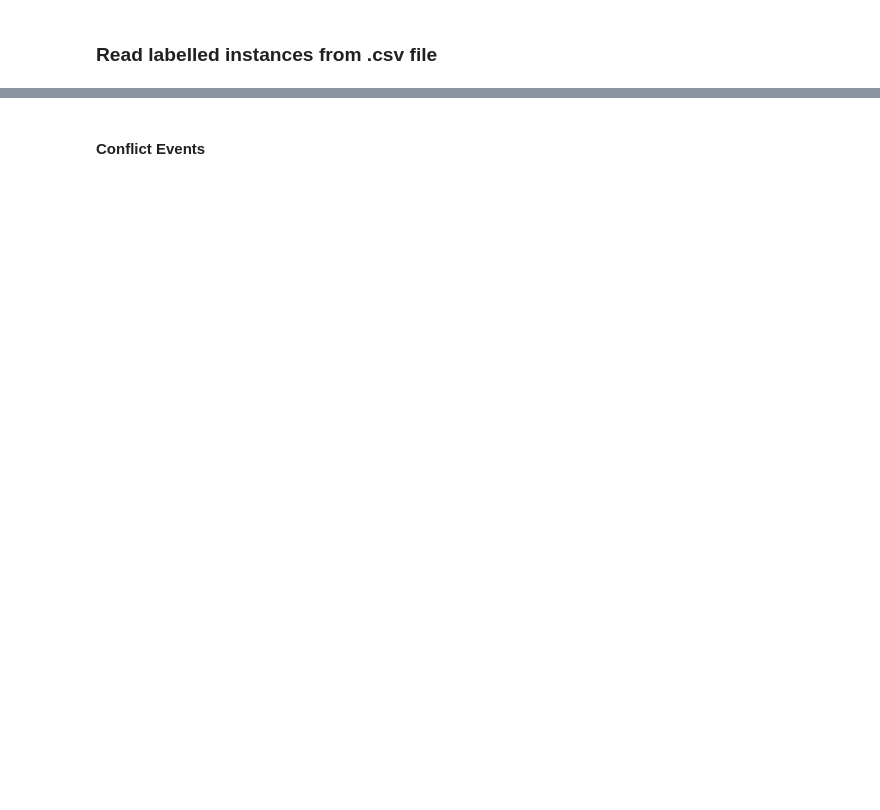
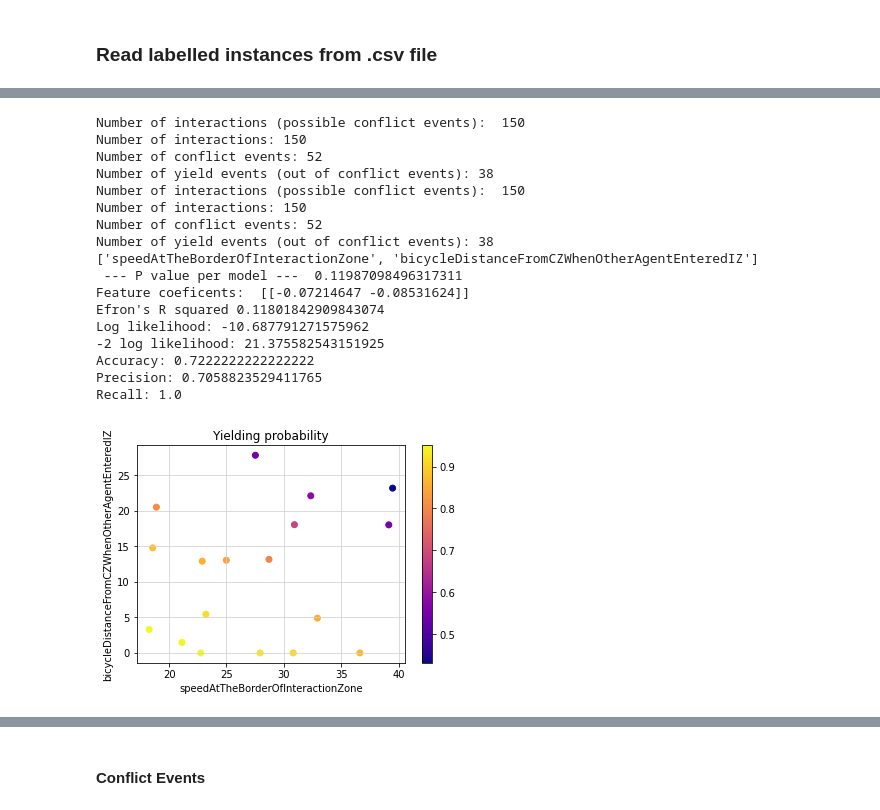
Before and after one commit to lauraliism/traffic-and-crosswalk-agents-interaction, a Jupyter notebook: Interaction_analysis.ipynb, the cells around one changed output, grey strips where cells are left out. Drawn from its saved outputs; the diff is of its cells as text; code cells hidden in the pictures; blank space fills up the shorter version.

```diff
--- a/Interaction_analysis.ipynb
+++ b/Interaction_analysis.ipynb
@@ -345,0 +1435,23 @@ def getNumberOfNonConflictEvent():
+# %%
+features = ['speedAtTheBorderOfInteractionZone','bicycleDistanceFromCZWhenOtherAgentEnteredIZ']
+plot = plotYieldingProbabilityRelativeToFeature(features, plot1D=False)
+plot.show()
+# %% [output]
+Number of interactions (possible conflict events):  150
+Number of interactions: 150
+Number of conflict events: 52
+Number of yield events (out of conflict events): 38
+Number of interactions (possible conflict events):  150
+Number of interactions: 150
+Number of conflict events: 52
+Number of yield events (out of conflict events): 38
+['speedAtTheBorderOfInteractionZone', 'bicycleDistanceFromCZWhenOtherAgentEnteredIZ']
+ --- P value per model ---  0.11987098496317311
+Feature coeficents:  [[-0.07214647 -0.08531624]]
+Efron's R squared 0.11801842909843074
+Log likelihood: -10.687791271575962
+-2 log likelihood: 21.375582543151925
+Accuracy: 0.7222222222222222
+Precision: 0.7058823529411765
+Recall: 1.0
+[figure, added]
```
Also changed, not shown: parts of 279 cells of this notebook, 4 other files.
